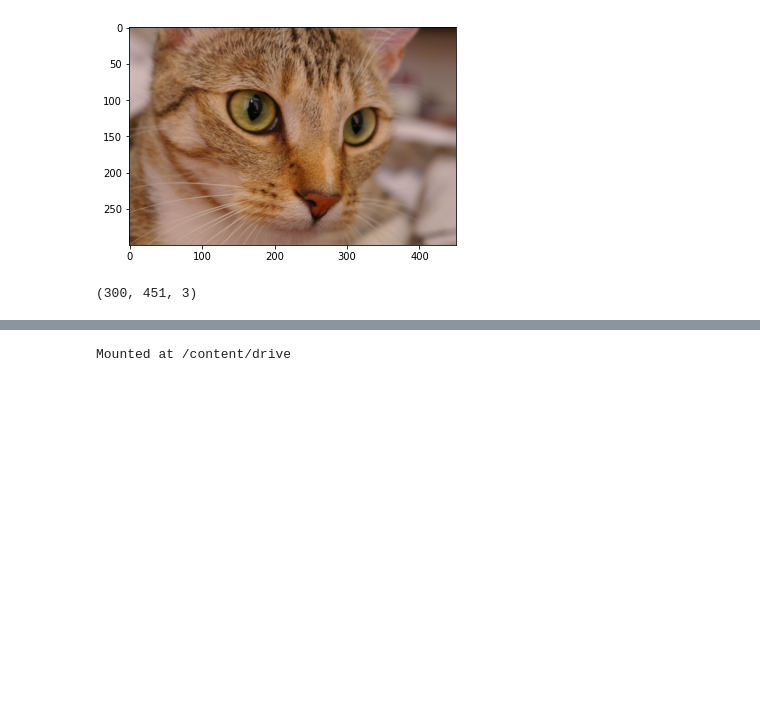
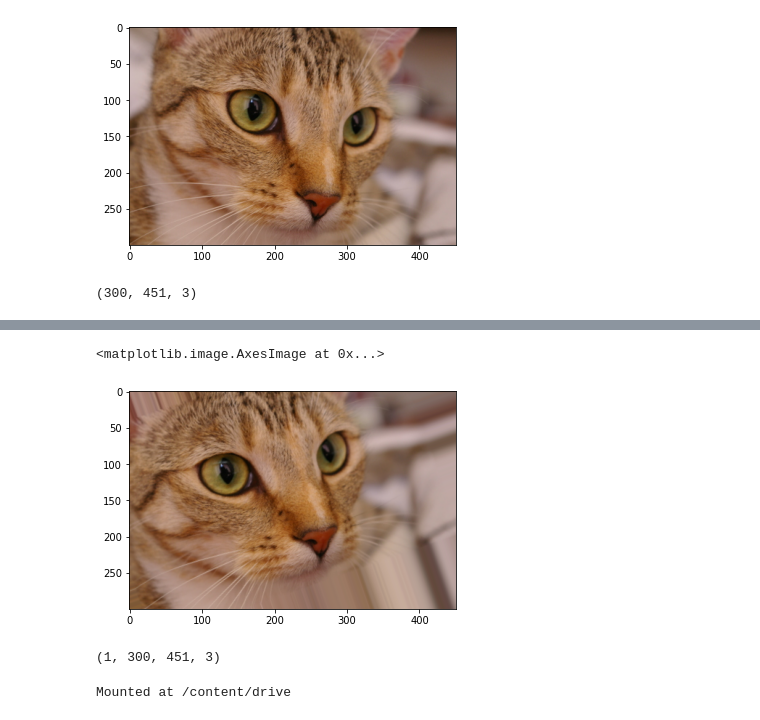
Before and after one commit to AshwinUniyal/ML_Project, a Jupyter notebook: ML_Coursework.ipynb, the cells around one changed output, grey strips where cells are left out. Cells and saved outputs as stored; diff of their text form; code cells hidden in the pictures; blank space fills up the shorter version.

```diff
--- a/ML_Coursework.ipynb
+++ b/ML_Coursework.ipynb
@@ -483,3 +482,19 @@ plot9(img_iter)
+# %%
+im = data.chelsea()
+im = im.reshape((1,) + im.shape)
+
+
+datagen=ImageDataGenerator(rotation_range=20)
+iter=datagen.flow(im,batch_size=2)
+batch=iter.next()
+plt.imshow(batch[0].astype('uint8'))
+# %% [output]
+<matplotlib.image.AxesImage at 0x...>
+[figure, added]
+# %%
+batch.shape
+# %% [output]
+(1, 300, 451, 3)
 # %%
 from google.colab import drive
 drive.mount('/content/drive')
```
Also changed, not shown: parts of 11 cells of this notebook.
